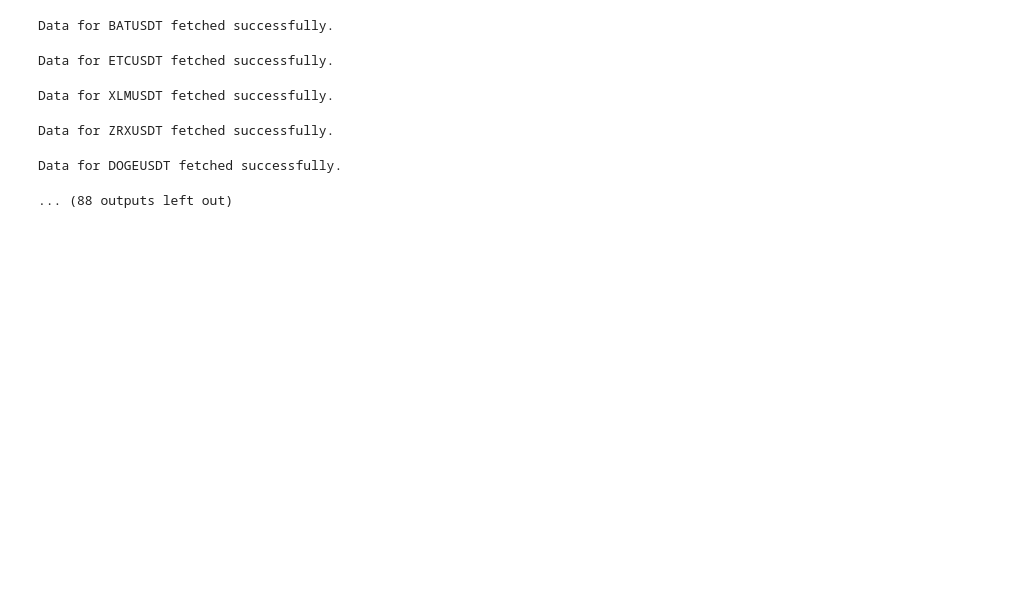
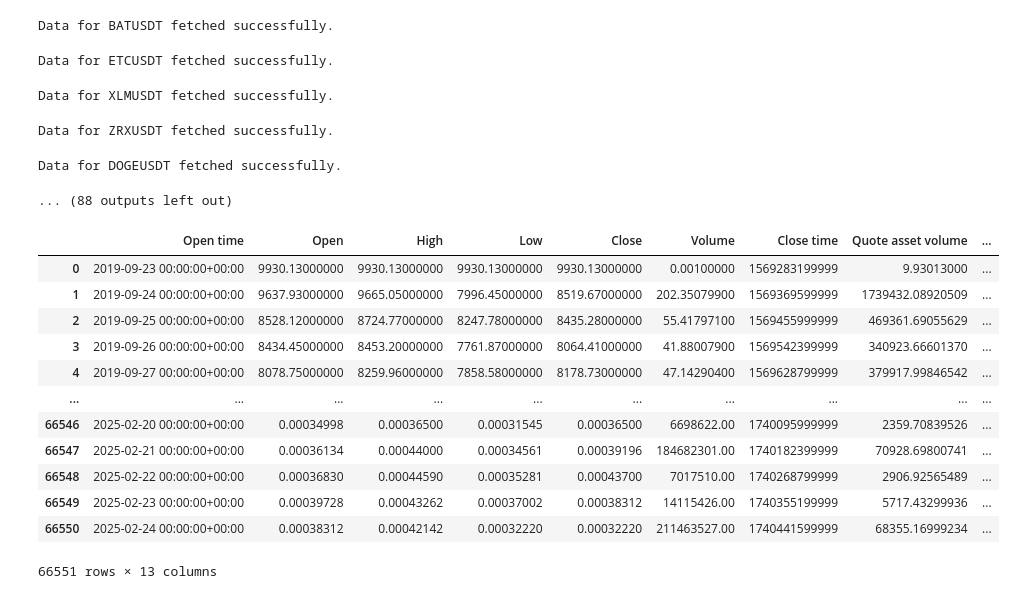
Before and after one commit to andrewpark19/QTS_Final_Project, a Jupyter notebook: QTS_final_project.ipynb, the cells around one changed output. Drawn from its saved outputs; the diff is of its cells as text; code cells hidden in the pictures; blank space fills up the shorter version.

Commit message:
exploring data

```diff
--- a/QTS_final_project.ipynb
+++ b/QTS_final_project.ipynb
@@ -184,3 +187,19 @@ Data for XLMUSDT fetched successfully.
 Data for ZRXUSDT fetched successfully.
 Data for DOGEUSDT fetched successfully.
 ... (88 outputs left out)
+# %%
+master_data
+# %% [output]
+|  | Open time | Open | High | Low | Close | Volume | Close time | Quote asset volume | ... |
+| 0 | 2019-09-23 00:00:00+00:00 | 9930.13000000 | 9930.13000000 | 9930.13000000 | 9930.13000000 | 0.00100000 | 1569283199999 | 9.93013000 | ... |
+| 1 | 2019-09-24 00:00:00+00:00 | 9637.93000000 | 9665.05000000 | 7996.45000000 | 8519.67000000 | 202.35079900 | 1569369599999 | 1739432.08920509 | ... |
+| 2 | 2019-09-25 00:00:00+00:00 | 8528.12000000 | 8724.77000000 | 8247.78000000 | 8435.28000000 | 55.41797100 | 1569455999999 | 469361.69055629 | ... |
+| 3 | 2019-09-26 00:00:00+00:00 | 8434.45000000 | 8453.20000000 | 7761.87000000 | 8064.41000000 | 41.88007900 | 1569542399999 | 340923.66601370 | ... |
+| 4 | 2019-09-27 00:00:00+00:00 | 8078.75000000 | 8259.96000000 | 7858.58000000 | 8178.73000000 | 47.14290400 | 1569628799999 | 379917.99846542 | ... |
+| ... | ... | ... | ... | ... | ... | ... | ... | ... | ... |
+| 66546 | 2025-02-20 00:00:00+00:00 | 0.00034998 | 0.00036500 | 0.00031545 | 0.00036500 | 6698622.00 | 1740095999999 | 2359.70839526 | ... |
+| 66547 | 2025-02-21 00:00:00+00:00 | 0.00036134 | 0.00044000 | 0.00034561 | 0.00039196 | 184682301.00 | 1740182399999 | 70928.69800741 | ... |
+| 66548 | 2025-02-22 00:00:00+00:00 | 0.00036830 | 0.00044590 | 0.00035281 | 0.00043700 | 7017510.00 | 1740268799999 | 2906.92565489 | ... |
+| 66549 | 2025-02-23 00:00:00+00:00 | 0.00039728 | 0.00043262 | 0.00037002 | 0.00038312 | 14115426.00 | 1740355199999 | 5717.43299936 | ... |
+| 66550 | 2025-02-24 00:00:00+00:00 | 0.00038312 | 0.00042142 | 0.00032220 | 0.00032220 | 211463527.00 | 1740441599999 | 68355.16999234 | ... |
+66551 rows × 13 columns
```
Also changed, not shown: parts of 1 cell of this notebook, 9 other files.
